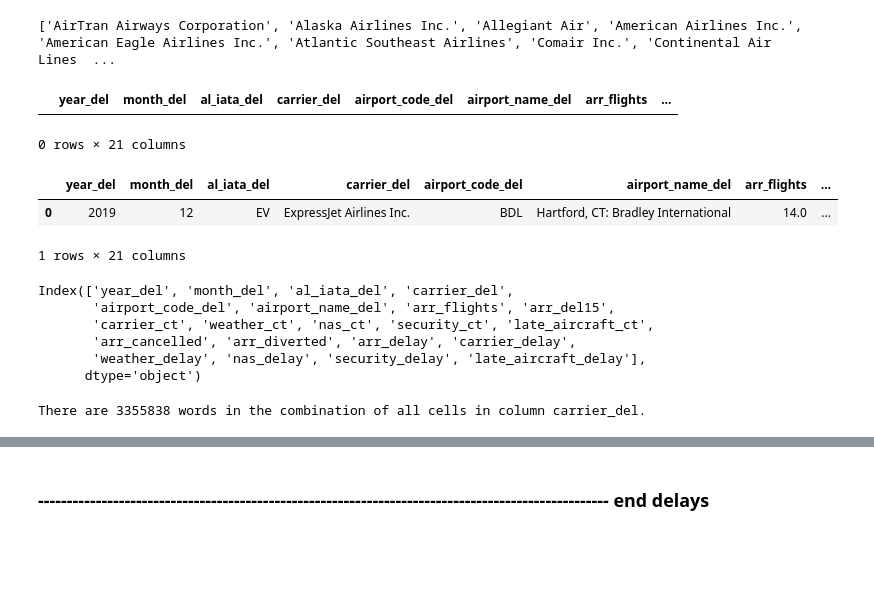
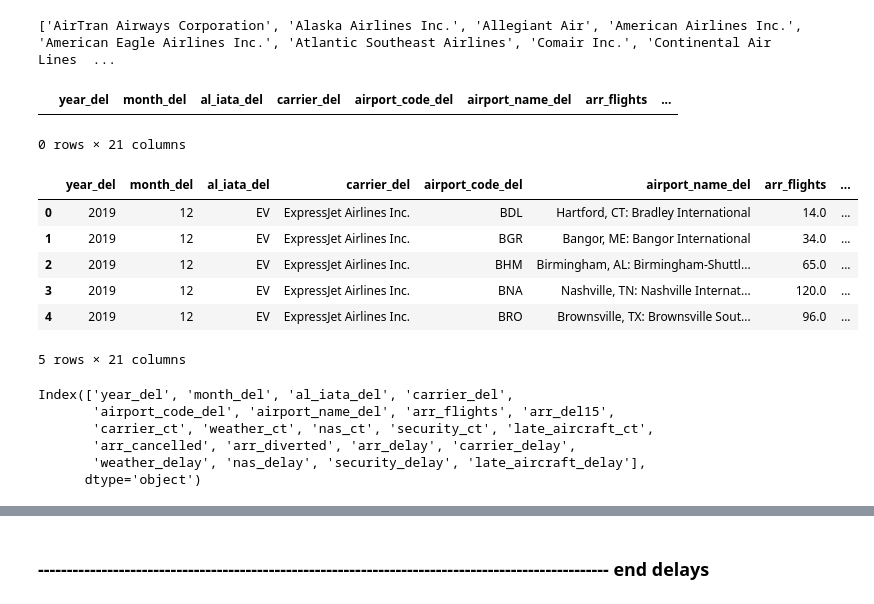
Before and after one commit to scottschriver/NSS_Capstone, a Jupyter notebook: Notebooks/Flight_delays.ipynb, the cells around one changed output, grey strips where cells are left out. Cells and saved outputs as stored; diff of their text form; code cells hidden in the pictures; blank space fills up the shorter version.

```diff
--- a/Notebooks/Flight_delays.ipynb
+++ b/Notebooks/Flight_delays.ipynb
@@ -407,13 +387,0 @@ delays.loc[delays["carrier_del"] == "ExpressJet Airlines LLC", "carrier_del"] =
-# %%
-llc = delays[delays['carrier_del'] == 'ExpressJet Airlines LLC']
-llc.head(1)
-# %% [output]
-|  | year_del | month_del | al_iata_del | carrier_del | airport_code_del | airport_name_del | arr_flights | ... |
-0 rows × 21 columns
-# %%
-inc = delays[delays['carrier_del'] == 'ExpressJet Airlines Inc.']
-inc.head(1)
-# %% [output]
-|  | year_del | month_del | al_iata_del | carrier_del | airport_code_del | airport_name_del | arr_flights | ... |
-| 0 | 2019 | 12 | EV | ExpressJet Airlines Inc. | BDL | Hartford, CT: Bradley International | 14.0 | ... |
-1 rows × 21 columns
@@ -420,3 +390,20 @@ inc.head(1)
+# %%
+llc = delays[delays['carrier_del'] == 'ExpressJet Airlines LLC']
+llc.head(1)
+# %% [output]
+|  | year_del | month_del | al_iata_del | carrier_del | airport_code_del | airport_name_del | arr_flights | ... |
+0 rows × 21 columns
+# %%
+inc = delays[delays['carrier_del'] == 'ExpressJet Airlines Inc.']
+inc.head()
+# %% [output]
+|  | year_del | month_del | al_iata_del | carrier_del | airport_code_del | airport_name_del | arr_flights | ... |
+| 0 | 2019 | 12 | EV | ExpressJet Airlines Inc. | BDL | Hartford, CT: Bradley International | 14.0 | ... |
+| 1 | 2019 | 12 | EV | ExpressJet Airlines Inc. | BGR | Bangor, ME: Bangor International | 34.0 | ... |
+| 2 | 2019 | 12 | EV | ExpressJet Airlines Inc. | BHM | Birmingham, AL: Birmingham-Shuttl... | 65.0 | ... |
+| 3 | 2019 | 12 | EV | ExpressJet Airlines Inc. | BNA | Nashville, TN: Nashville Internat... | 120.0 | ... |
+| 4 | 2019 | 12 | EV | ExpressJet Airlines Inc. | BRO | Brownsville, TX: Brownsville Sout... | 96.0 | ... |
+5 rows × 21 columns
 # %%
 delays.columns
 # %% [output]
@@ -426,8 +413,3 @@ Index(['year_del', 'month_del', 'al_iata_del', 'carrier_del',
        'arr_cancelled', 'arr_diverted', 'arr_delay', 'carrier_delay',
        'weather_delay', 'nas_delay', 'security_delay', 'late_aircraft_delay'],
       dtype='object')
-# %%
-text = " ".join(review for review in delays.carrier_del.astype(str))
-print ("There are {} words in the combination of all cells in column carrier_del.".format(len(text)))
-# %% [output]
-There are 3355838 words in the combination of all cells in column carrier_del.
```
Also changed, not shown: parts of 30 cells of this notebook.
